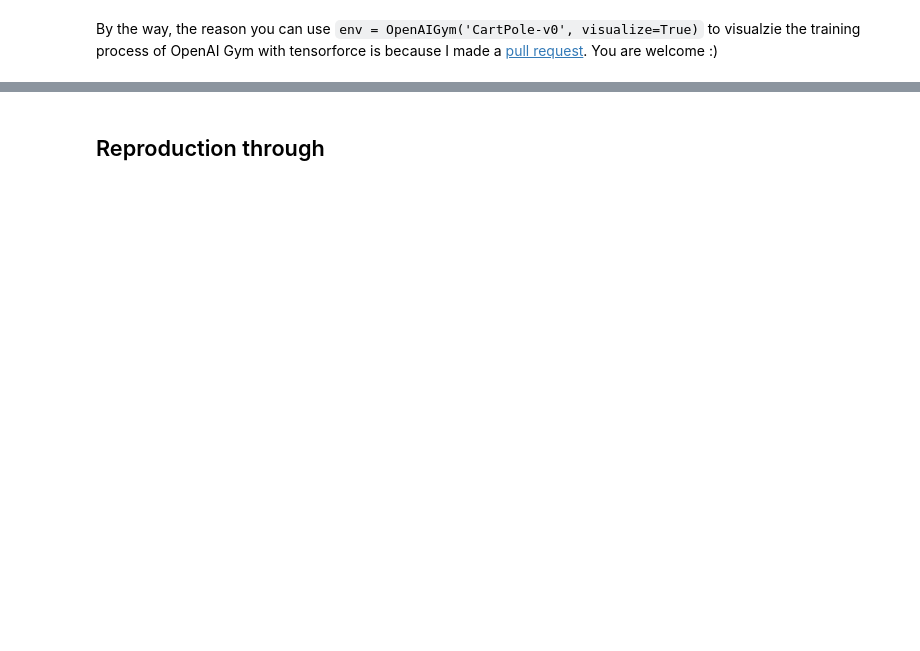
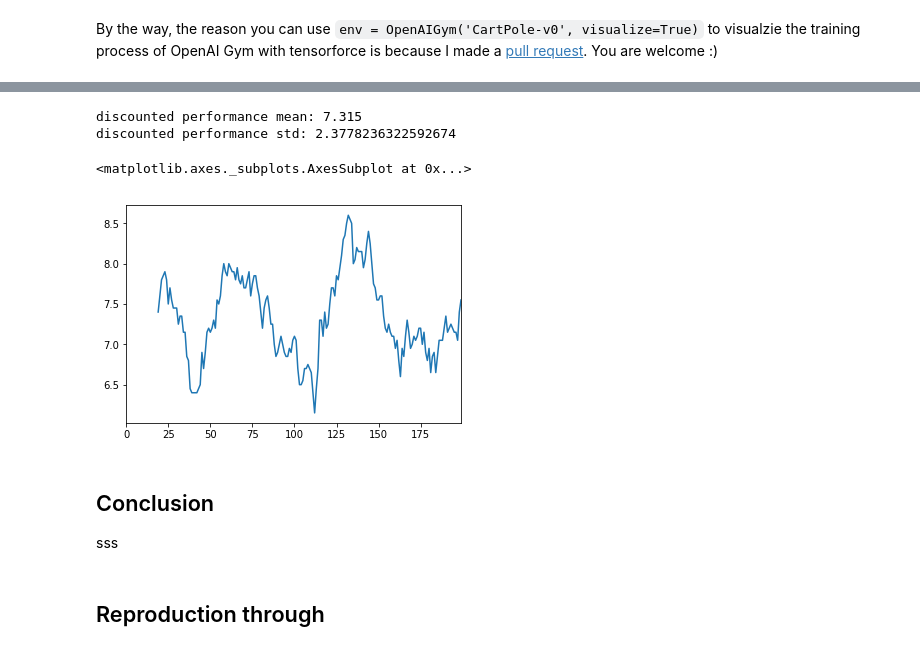
Before and after one commit to vwxyzjn/SC2AI, a Jupyter notebook: micro/Reproduction of Deepmind’s StarCraft II Research by Using Higher-Level Framework..ipynb, the cells around one changed output, grey strips where cells are left out. Drawn from its saved outputs; the diff is of its cells as text; code cells hidden in the pictures; blank space fills up the shorter version.

```diff
--- a/micro/Reproduction of Deepmind’s StarCraft II Research by Using Higher-Level Framework..ipynb
+++ b/micro/Reproduction of Deepmind’s StarCraft II Research by Using Higher-Level Framework..ipynb
@@ -389,3 +465,20 @@ After running the first algorithm for roughly 5 days unstoppingly, the average s
+# %%
+import pickle
+with open('random_agent/random_agent_performance_array.pkl', 'rb') as f:
+    performance = pickle.load(f)
+
+print("discounted performance mean:", performance.mean())
+print("discounted performance std:", performance.std())
+performance.rolling(20).mean().plot()  # 20 moving average plot
+# %% [output]
+discounted performance mean: 7.315
+discounted performance std: 2.3778236322592674
+<matplotlib.axes._subplots.AxesSubplot at 0x...>
+[figure, added]
+# %% [markdown]
+## Conclusion
+
+sss
 # %% [markdown]
 ## Reproduction through
 # %%
```
Also changed, not shown: parts of 16 cells of this notebook, 1 other file.
